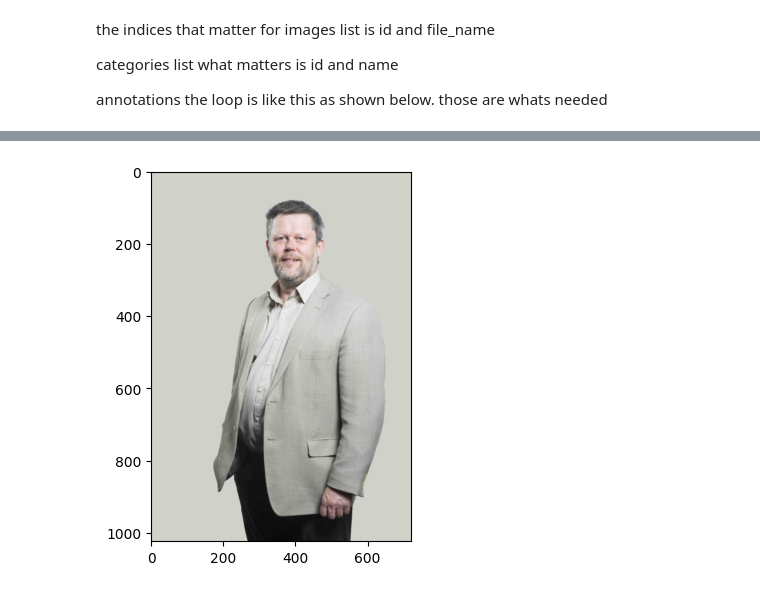
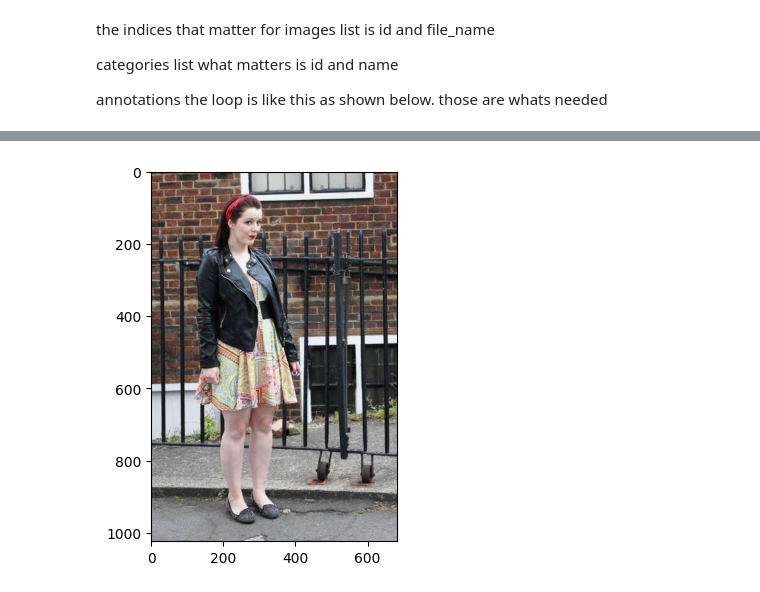
Before and after one commit to tanishasikder/Europe-Fashion, a Jupyter notebook: notebooks/analysis/image_analysis.ipynb, the cells around one changed output, grey strips where cells are left out. Cells and saved outputs as stored; diff of their text form; code cells hidden in the pictures.

```diff
--- a/notebooks/analysis/image_analysis.ipynb
+++ b/notebooks/analysis/image_analysis.ipynb
@@ -62,21 +62,21 @@ with open('C:/Users/Tanis/Downloads/Europe-Fashion/data/Fashion Data/annotations
 # %%
 import pandas as pd
 from PIL import Image
 import matplotlib.pyplot as plt
 import os
 
 file = r'C:/Users/Tanis/Downloads/Europe-Fashion/data/Fashion_Images/image_data/train'
 hey = 0
 for hi, dir, idk in os.walk(file):
     for i in idk:
-        if i == '00000663ed1ff0c4e0132b9b9ac53f6e.jpg':
+        if i == '1013448580efe27e0571912ab7f624b6.jpg':
             with open(file + '/' + i, 'rb') as f:
                 img = Image.open(f)
                 plt.imshow(img)
 
     break
 # %% [output]
-[figure, old version]
+[figure, new version]
 # %%
 file = r'C:/Users/Tanis/Downloads/Europe-Fashion/data/Fashion_Images/color_data'
 folders = []
```
Also changed, not shown: 6 other files.
